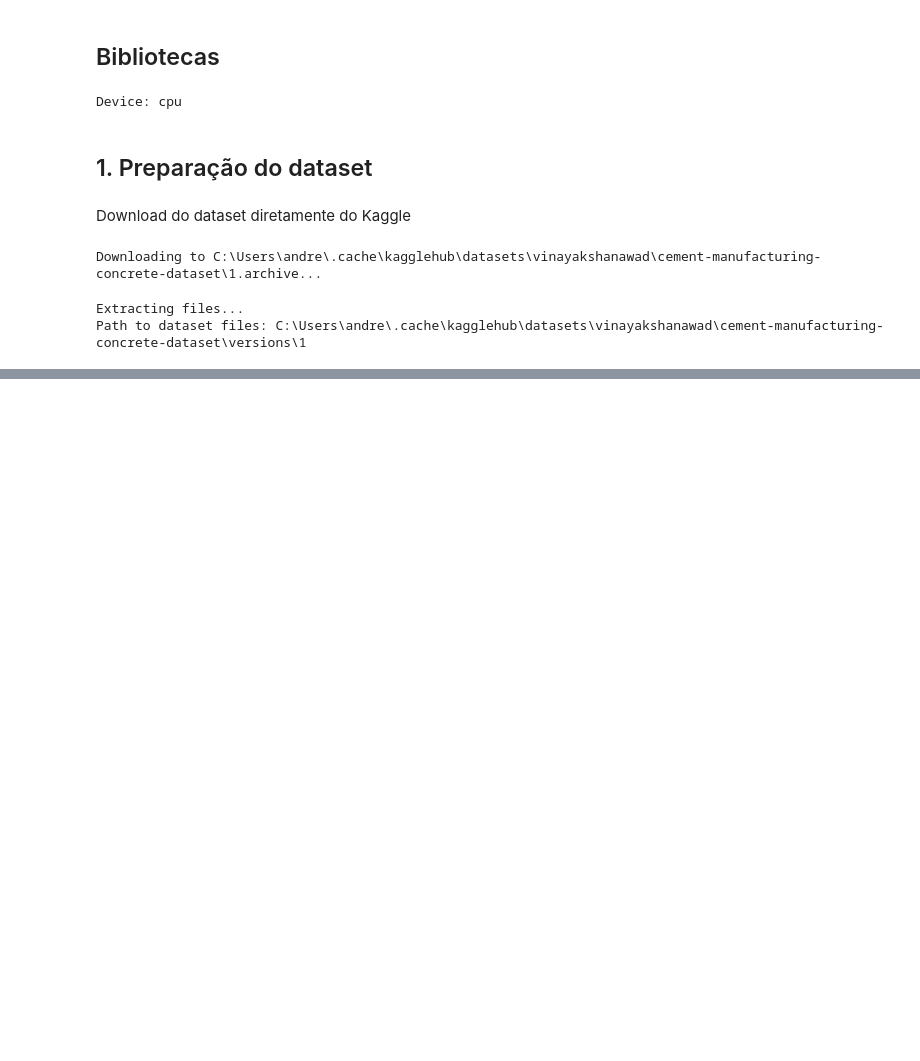
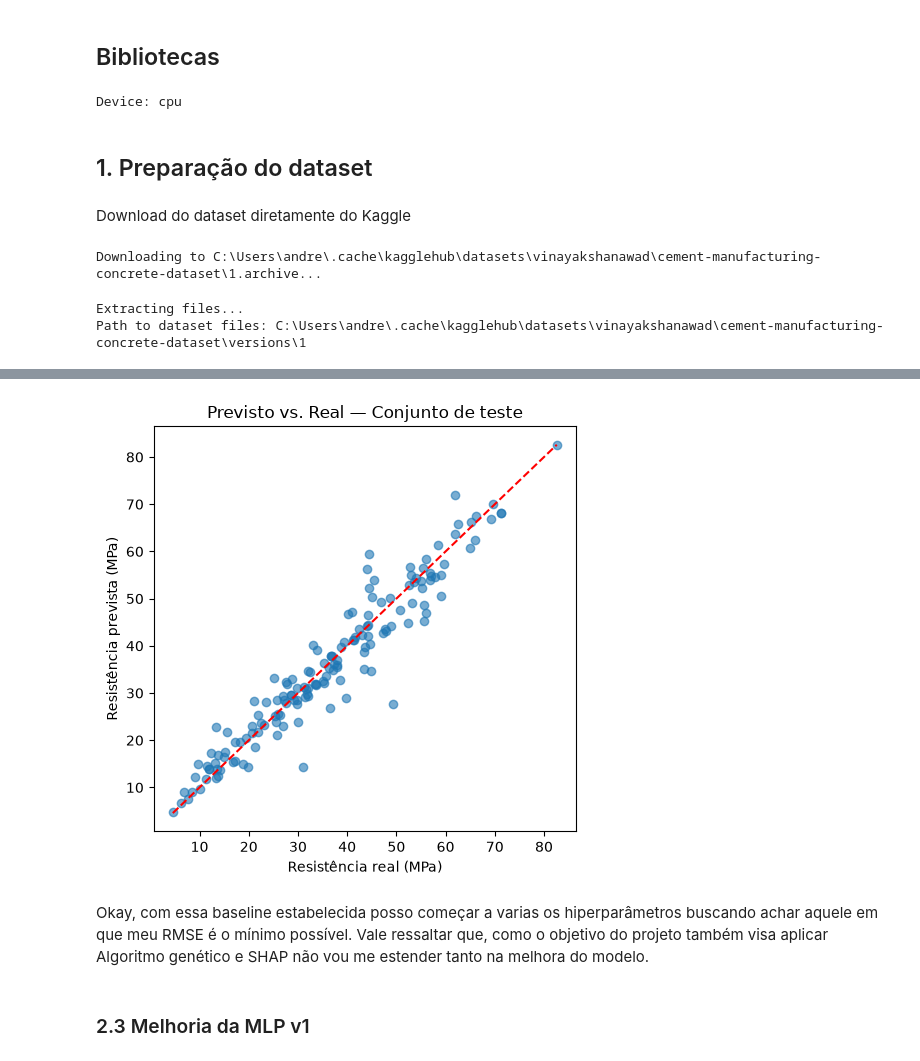
Before and after one commit to andre-aracaetano/study-of-mlp-and-genetic-algorithm-with-a-cement-dataset, a Jupyter notebook: mlp.ipynb, the cells around one changed output, grey strips where cells are left out. Saved outputs shown, nothing was run; the diff lists cells and outputs as text; code cells hidden in the pictures; blank space fills up the shorter version.

```diff
--- a/mlp.ipynb
+++ b/mlp.ipynb
@@ -68,0 +261,26 @@ Para o problema que estou trabalhando, eu quero utilizar os compostos que compoe
+# %%
+# Fatia interna do treino só para o early stopping do modelo final
+X_fit, X_val_final, y_fit, y_val_final = train_test_split(
+    X_train_scaled, y_train_scaled, test_size=0.15, random_state=SEED
+)
+
+train_loader = DataLoader(ConcreteDataset(X_fit, y_fit), batch_size=32, shuffle=True)
+val_loader = DataLoader(ConcreteDataset(X_val_final, y_val_final), batch_size=32, shuffle=False)
+
+final_model = MLP(in_features=X_train_scaled.shape[1], hidden=(64, 32), dropout=0.15).to(device)
+final_model, _ = train_model(final_model, train_loader, val_loader, verbose=True)
+
+final_model.eval()
+with torch.no_grad():
+    test_preds_scaled = final_model(torch.tensor(X_test_scaled, dtype=torch.float32).to(device)).cpu().numpy()
+
+test_preds = scaler_y.inverse_transform(test_preds_scaled)
+y_test_real = scaler_y.inverse_transform(y_test_scaled)
+
+rmse = np.sqrt(mean_squared_error(y_test_real, test_preds))
+mae = mean_absolute_error(y_test_real, test_preds)
+r2 = r2_score(y_test_real, test_preds)
+
+print(f"RMSE: {rmse:.3f} MPa")
+print(f"MAE:  {mae:.3f} MPa")
+print(f"R²:   {r2:.3f}")
@@ -68,0 +299,16 @@ Para o problema que estou trabalhando, eu quero utilizar os compostos que compoe
+# %%
+plt.figure(figsize=(5, 5))
+plt.scatter(y_test_real, test_preds, alpha=0.6)
+lims = [min(y_test_real.min(), test_preds.min()), max(y_test_real.max(), test_preds.max())]
+plt.plot(lims, lims, "r--")
+plt.xlabel("Resistência real (MPa)")
+plt.ylabel("Resistência prevista (MPa)")
+plt.title("Previsto vs. Real — Conjunto de teste")
+plt.tight_layout()
+plt.show()
+# %% [output]
+[figure, added]
+# %% [markdown]
+Okay, com essa baseline estabelecida posso começar a varias os hiperparâmetros buscando achar aquele em que meu RMSE é o mínimo possível. Vale ressaltar que, como o objetivo do projeto também visa aplicar Algoritmo genético e SHAP não vou me estender tanto na melhora do modelo.
+# %% [markdown]
+### 2.3 Melhoria da MLP v1
```
Also changed, not shown: parts of 39 cells of this notebook, 1 other file.
